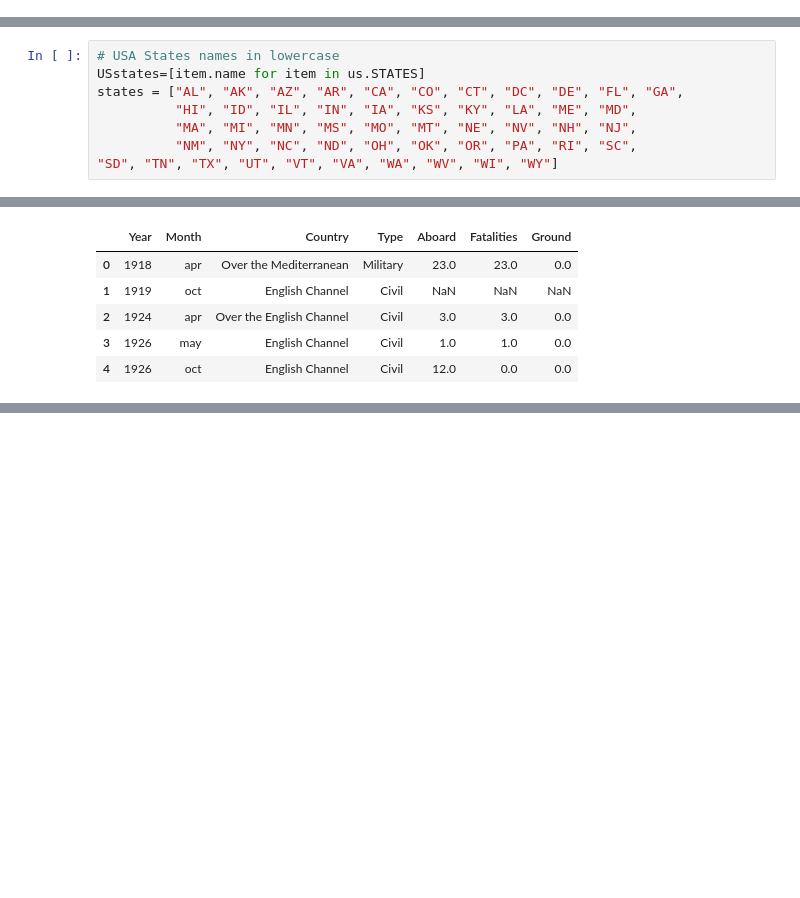
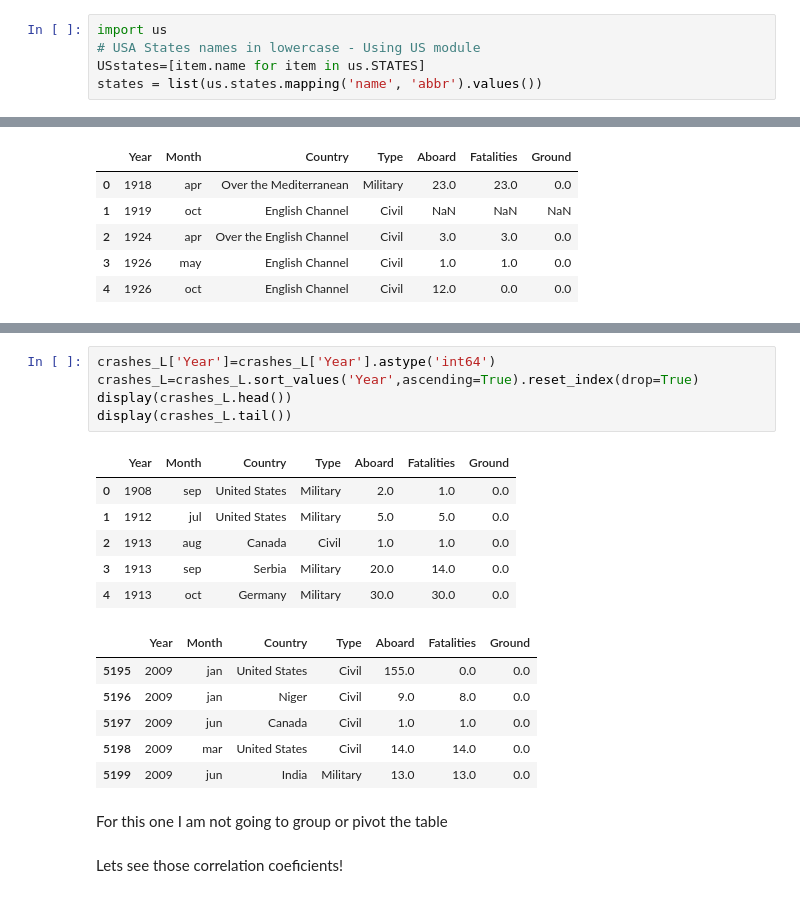
Before and after one commit to ironhack-datalabs/mad-oct-2018, a Jupyter notebook: module-2/data-analysis-with-pandas/your-code/data analysis with pandas.ipynb, the cells around one changed output, grey strips where cells are left out. Drawn from its saved outputs; the diff is of its cells as text; blank space fills up the shorter version.

```diff
--- a/module-2/data-analysis-with-pandas/your-code/data analysis with pandas.ipynb
+++ b/module-2/data-analysis-with-pandas/your-code/data analysis with pandas.ipynb
@@ -12,17 +12,14 @@ import us
+# %%
+import us
+# USA States names in lowercase - Using US module
+USstates=[item.name for item in us.STATES]
+states = list(us.states.mapping('name', 'abbr').values())
 # %% [markdown]
 Also I have to import **`pycounrty`** module to check countries
 # %%
 import pycountry
 # List of countries
 countrylist=[str(country.name) for country in pycountry.countries]
-# %%
-# USA States names in lowercase
-USstates=[item.name for item in us.STATES]
-states = ["AL", "AK", "AZ", "AR", "CA", "CO", "CT", "DC", "DE", "FL", "GA",
-          "HI", "ID", "IL", "IN", "IA", "KS", "KY", "LA", "ME", "MD",
-          "MA", "MI", "MN", "MS", "MO", "MT", "NE", "NV", "NH", "NJ",
-          "NM", "NY", "NC", "ND", "OH", "OK", "OR", "PA", "RI", "SC",
-"SD", "TN", "TX", "UT", "VT", "VA", "WA", "WV", "WI", "WY"]
 # %%
 def month_number_to_string(string):
     m = {
@@ -147,0 +221,21 @@ crashes_L.pivot_table(index=['Year'],aggfunc=({'Country':'count','Fatalities':,'
+# %%
+crashes_L['Year']=crashes_L['Year'].astype('int64')
+crashes_L=crashes_L.sort_values('Year',ascending=True).reset_index(drop=True)
+display(crashes_L.head())
+display(crashes_L.tail())
+# %% [output]
+|  | Year | Month | Country | Type | Aboard | Fatalities | Ground |
+| 0 | 1908 | sep | United States | Military | 2.0 | 1.0 | 0.0 |
+| 1 | 1912 | jul | United States | Military | 5.0 | 5.0 | 0.0 |
+| 2 | 1913 | aug | Canada | Civil | 1.0 | 1.0 | 0.0 |
+| 3 | 1913 | sep | Serbia | Military | 20.0 | 14.0 | 0.0 |
+| 4 | 1913 | oct | Germany | Military | 30.0 | 30.0 | 0.0 |
+|  | Year | Month | Country | Type | Aboard | Fatalities | Ground |
+| 5195 | 2009 | jan | United States | Civil | 155.0 | 0.0 | 0.0 |
+| 5196 | 2009 | jan | Niger | Civil | 9.0 | 8.0 | 0.0 |
+| 5197 | 2009 | jun | Canada | Civil | 1.0 | 1.0 | 0.0 |
+| 5198 | 2009 | mar | United States | Civil | 14.0 | 14.0 | 0.0 |
+| 5199 | 2009 | jun | India | Military | 13.0 | 13.0 | 0.0 |
+# %% [markdown]
+For this one I am not going to group or pivot the table<br><br>
+Lets see those correlation coeficients!
```
Also changed, not shown: parts of 36 cells of this notebook.
